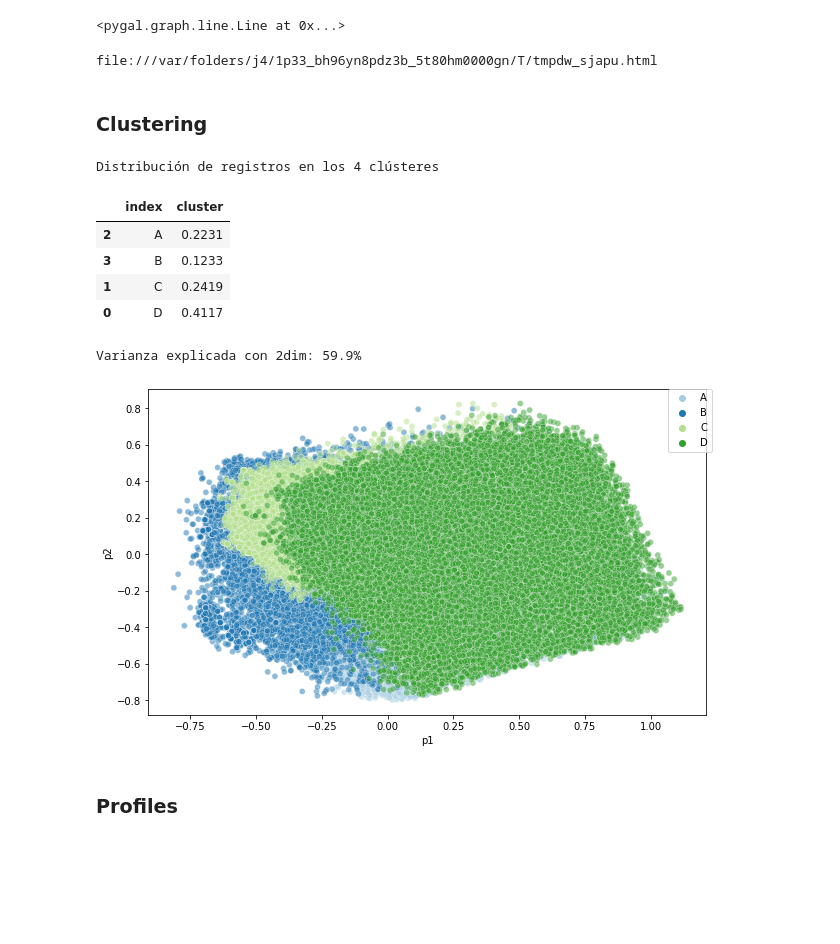
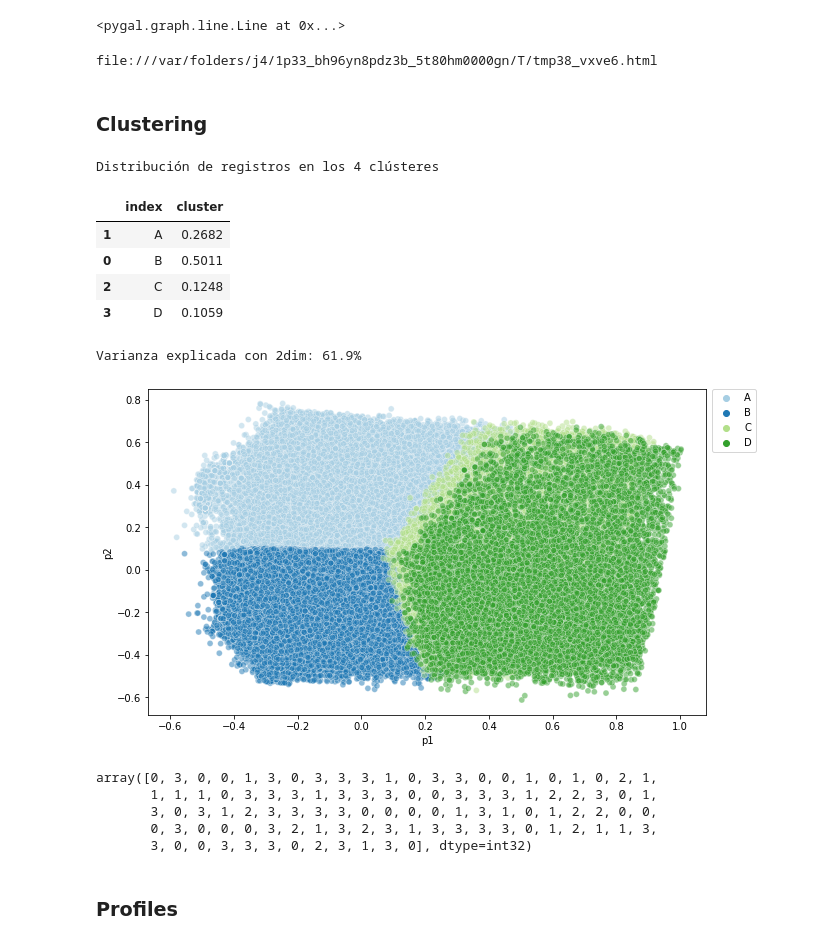
Before and after one commit to Afroefras/diplo, a Jupyter notebook: notebooks/practice/050501_Tweet_sentiment-Copy1.ipynb, the cells around one changed output. Saved outputs shown, nothing was run; the diff lists cells and outputs as text; code cells hidden in the pictures; blank space fills up the shorter version.

```diff
--- a/notebooks/practice/050501_Tweet_sentiment-Copy1.ipynb
+++ b/notebooks/practice/050501_Tweet_sentiment-Copy1.ipynb
@@ -61,11 +61,11 @@ def tone(a=1000, b=700, play_time_seconds=1, framerate=4410):
 # %%
 '''!pip install bs4'''
 import re, unicodedata
-from bs4 import BeautifulSoup
 
 def clean_tweet(text):
     # Obtenemos el texto:
-    text = BeautifulSoup(unicodedata.normalize('NFD', text).encode('ascii', 'ignore'), "lxml").get_text()
+    text = unicodedata.normalize('NFD', text).encode('ascii', 'ignore')
+    text = re.sub("[^a-zA-Z'\s]",' ',text.decode('utf-8'),flags=re.UNICODE)
     # Eliminación de las menciones en los tweets. Se excluyen los @ junto con todos los caracteres que le siguen (De la A a la Z, en minúsculas y mayusculas, y números del 0 al 9)
     text = re.sub(r"@[A-Za-z0-9]+", ' ', text)
     # Eliminación de las menciones en los tweets. Se excluyen los # junto con todos los caracteres que le siguen (De la A a la Z, en minúsculas y mayusculas, y números del 0 al 9)
@@ -437,20 +436,30 @@ ModuleNotFoundError: No module named 'cairosvg'
 # %%
 line_chart.render_in_browser()
 # %% [output]
-file:///var/folders/j4/1p33_bh96yn8pdz3b_5t80hm0000gn/T/tmpdw_sjapu.html
+file:///var/folders/j4/1p33_bh96yn8pdz3b_5t80hm0000gn/T/tmp38_vxve6.html
 # %% [markdown]
 ### Clustering
 # %%
-X_cluster,cluster_model = clustering(X_unsup,X_unsup.columns,n_clusters=4)
+X_cluster,cluster_model = clustering(X_unsup,X_unsup.columns,n_clusters=4,kmeans=True)
 # %% [output]
 Distribución de registros en los 4 clústeres
 |  | index | cluster |
-| 2 | A | 0.2231 |
-| 3 | B | 0.1233 |
-| 1 | C | 0.2419 |
-| 0 | D | 0.4117 |
+| 1 | A | 0.2682 |
+| 0 | B | 0.5011 |
+| 2 | C | 0.1248 |
+| 3 | D | 0.1059 |
-Varianza explicada con 2dim: 59.9%
+Varianza explicada con 2dim: 61.9%
-[figure, old version]
+[figure, new version]
+# %%
+cluster_model = KMeans(4, random_state=22)
+cluster_model.fit(X_unsup)
+cluster_model.predict(X_unsup.sample(100))
+# %% [output]
+array([0, 3, 0, 0, 1, 3, 0, 3, 3, 3, 1, 0, 3, 3, 0, 0, 1, 0, 1, 0, 2, 1,
+       1, 1, 1, 0, 3, 3, 3, 1, 3, 3, 3, 0, 0, 3, 3, 3, 1, 2, 2, 3, 0, 1,
+       3, 0, 3, 1, 2, 3, 3, 3, 3, 0, 0, 0, 0, 1, 3, 1, 0, 1, 2, 2, 0, 0,
+       0, 3, 0, 0, 0, 3, 2, 1, 3, 2, 3, 1, 3, 3, 3, 3, 0, 1, 2, 1, 1, 3,
+       3, 0, 0, 3, 3, 3, 0, 2, 3, 1, 3, 0], dtype=int32)
 # %% [markdown]
 ### Profiles
 # %%
```
Also changed, not shown: parts of 15 cells of this notebook.
